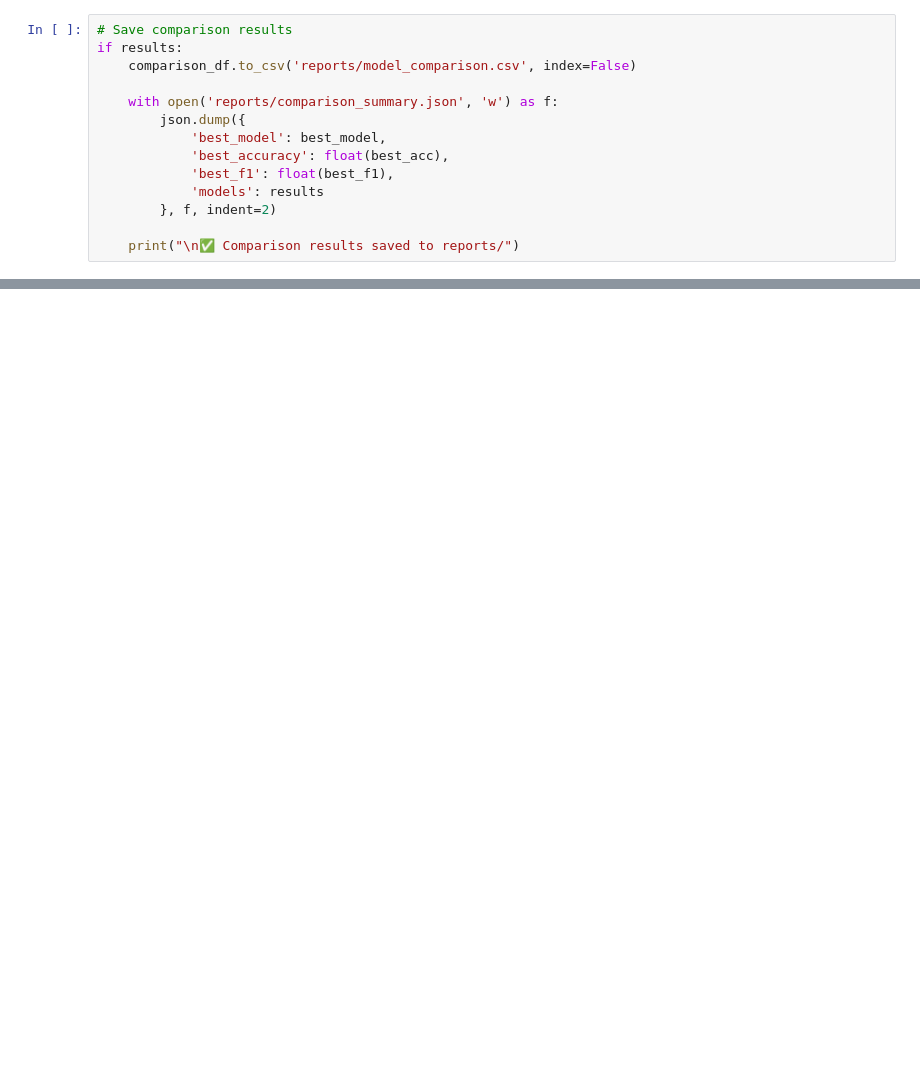
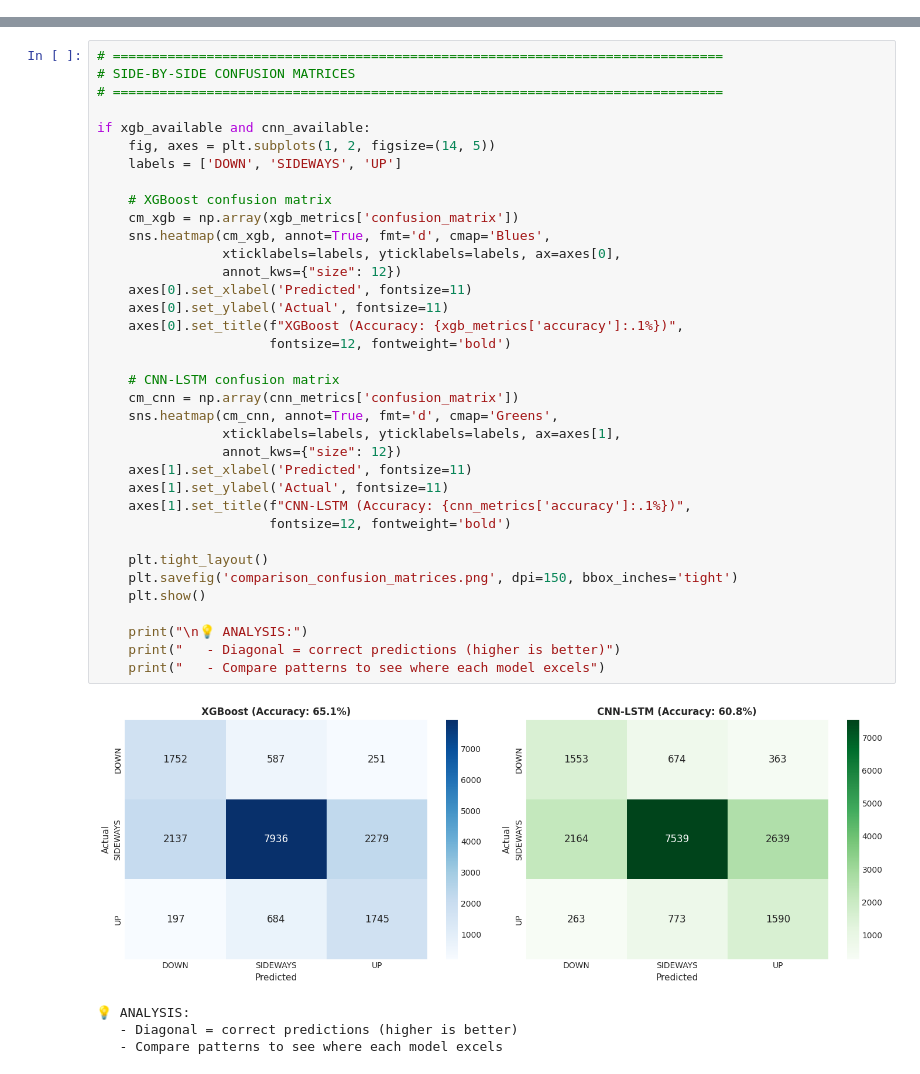
Before and after one commit to ramires666/ml_capstone_project, a Jupyter notebook: notebooks/05_comparison.ipynb, the cells around one changed output, grey strips where cells are left out. Drawn from its saved outputs; the diff is of its cells as text; blank space fills up the shorter version.

```diff
--- a/notebooks/05_comparison.ipynb
+++ b/notebooks/05_comparison.ipynb
@@ -402,14 +0,0 @@ Recommendations:
-# %%
-# Save comparison results
-if results:
-    comparison_df.to_csv('reports/model_comparison.csv', index=False)
-
-    with open('reports/comparison_summary.json', 'w') as f:
-        json.dump({
-            'best_model': best_model,
-            'best_accuracy': float(best_acc),
-            'best_f1': float(best_f1),
-            'models': results
-        }, f, indent=2)
-
-    print("\n✅ Comparison results saved to reports/")
@@ -417,0 +304,41 @@ if results:
+# %%
+# ==============================================================================
+# SIDE-BY-SIDE CONFUSION MATRICES
+# ==============================================================================
+
+if xgb_available and cnn_available:
+    fig, axes = plt.subplots(1, 2, figsize=(14, 5))
+    labels = ['DOWN', 'SIDEWAYS', 'UP']
+
+    # XGBoost confusion matrix
+    cm_xgb = np.array(xgb_metrics['confusion_matrix'])
+    sns.heatmap(cm_xgb, annot=True, fmt='d', cmap='Blues',
+                xticklabels=labels, yticklabels=labels, ax=axes[0],
+                annot_kws={"size": 12})
+    axes[0].set_xlabel('Predicted', fontsize=11)
+    axes[0].set_ylabel('Actual', fontsize=11)
+    axes[0].set_title(f"XGBoost (Accuracy: {xgb_metrics['accuracy']:.1%})",
+                      fontsize=12, fontweight='bold')
+
+    # CNN-LSTM confusion matrix
+    cm_cnn = np.array(cnn_metrics['confusion_matrix'])
+    sns.heatmap(cm_cnn, annot=True, fmt='d', cmap='Greens',
+                xticklabels=labels, yticklabels=labels, ax=axes[1],
+                annot_kws={"size": 12})
+    axes[1].set_xlabel('Predicted', fontsize=11)
+    axes[1].set_ylabel('Actual', fontsize=11)
+    axes[1].set_title(f"CNN-LSTM (Accuracy: {cnn_metrics['accuracy']:.1%})",
+                      fontsize=12, fontweight='bold')
+
+    plt.tight_layout()
+    plt.savefig('comparison_confusion_matrices.png', dpi=150, bbox_inches='tight')
+    plt.show()
+
+    print("\n💡 ANALYSIS:")
+    print("   - Diagonal = correct predictions (higher is better)")
+    print("   - Compare patterns to see where each model excels")
+# %% [output]
+[figure, added]
+💡 ANALYSIS:
+   - Diagonal = correct predictions (higher is better)
+   - Compare patterns to see where each model excels
```
Also changed, not shown: parts of 47 cells of this notebook, 7 other files.
